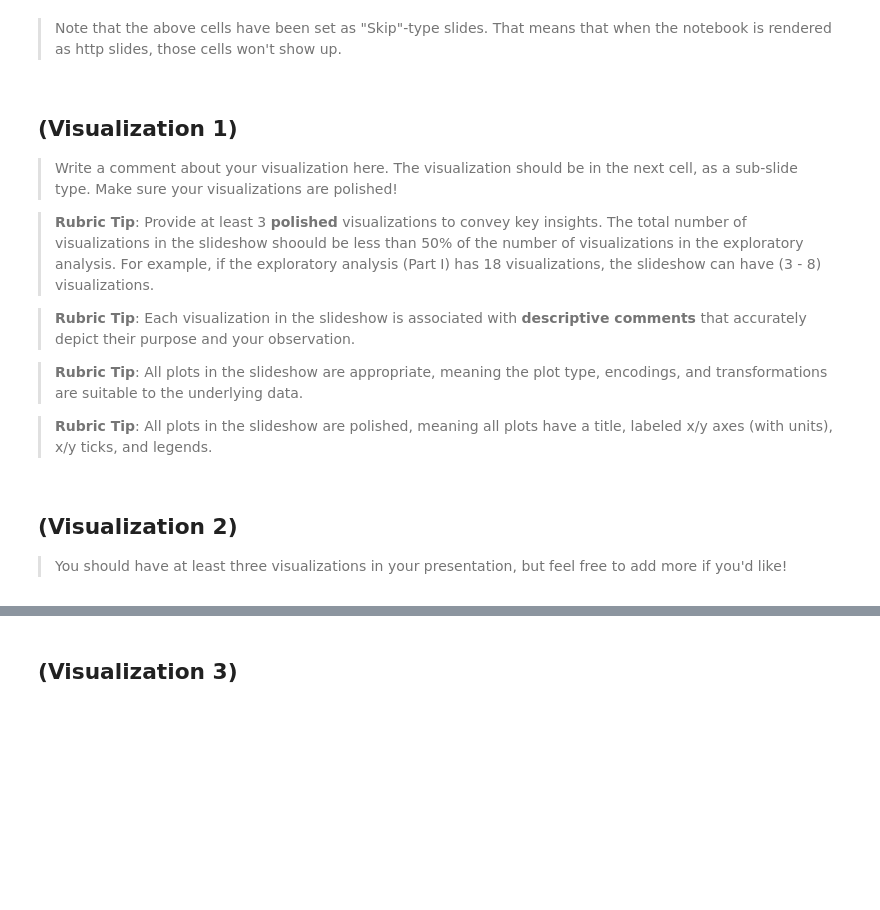
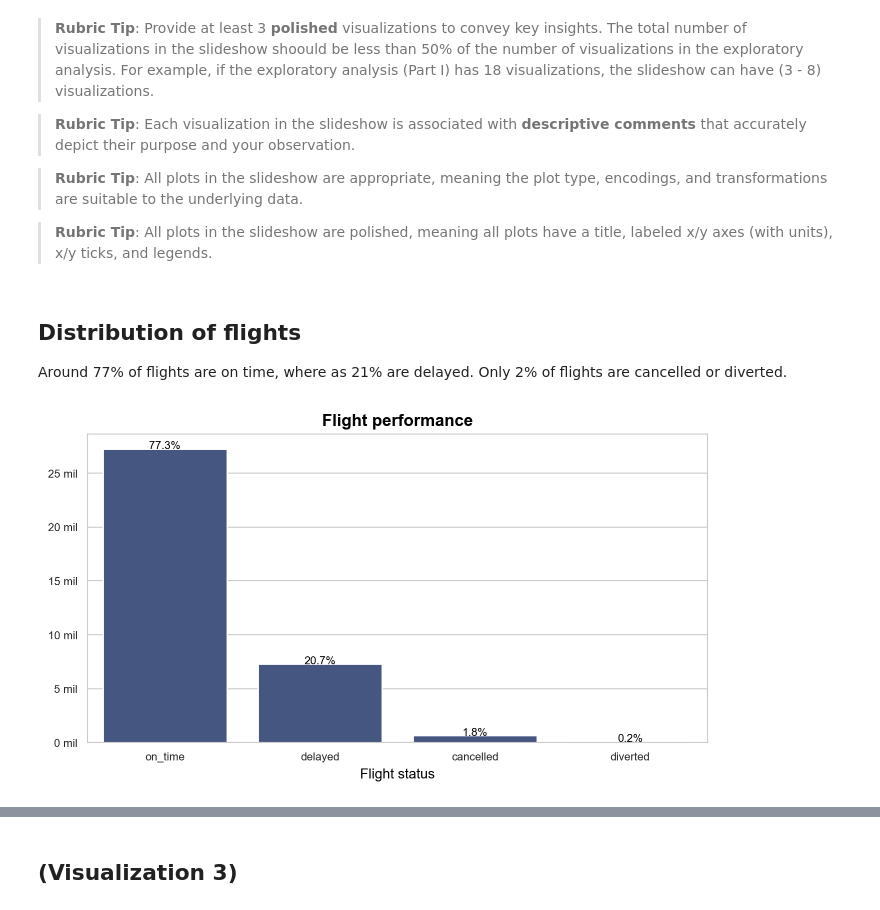
Before and after one commit to JuanitaSmith/flight_analysis, a Jupyter notebook: notebooks/Part_III_slide_deck.ipynb, the cells around one changed output, grey strips where cells are left out. Cells and saved outputs as stored; diff of their text form; code cells hidden in the pictures; blank space fills up the shorter version.

Commit message:
add part III: slide deck

```diff
--- a/notebooks/Part_III_slide_deck.ipynb
+++ b/notebooks/Part_III_slide_deck.ipynb
@@ -38,2 +127,8 @@ warnings.simplefilter("ignore")
+# %%
+# set default plot formatting
+BASE_COLOR, BASE_HIGHLIGHT_INTENSE, BASE_HIGHLIGHT, BASE_COMPLEMENTRY, BASE_GREY, BASE_COLOR_ARR, BASE_COLOR_DEP, SYMBOLS = vs.set_plot_defaults()
 # %%
-# load in the dataset into a pandas dataframe
+# load in the cleaned dataset into a pandas dataframe
+FILE_NAME_ENHANCED = '../data/flights_enhanced.pkl'
+flights = pd.read_pickle(FILE_NAME_ENHANCED)
+flights.sample(5)
@@ -40,11 +142,4 @@ warnings.simplefilter("ignore")
-# %% [markdown]
-> Note that the above cells have been set as "Skip"-type slides. That means
-that when the notebook is rendered as http slides, those cells won't show up.
 # %% [markdown]
-## (Visualization 1)
-
-> Write a comment about your visualization here. The visualization should be in the next cell, as a sub-slide type. Make sure your visualizations are polished!
-
 > **Rubric Tip**: Provide at least 3 **polished** visualizations to convey key insights. The total number of visualizations in the slideshow shoould be less than 50% of the number of visualizations in the exploratory analysis. For example, if the exploratory analysis (Part I) has 18 visualizations, the slideshow can have (3 - 8) visualizations.
 
 
@@ -54,8 +149,35 @@ that when the notebook is rendered as http slides, those cells won't show up.
 > **Rubric Tip**: All plots in the slideshow are appropriate, meaning the plot type, encodings, and transformations are suitable to the underlying data.
 
 > **Rubric Tip**: All plots in the slideshow are polished, meaning all plots have a title, labeled x/y axes (with units), x/y ticks, and legends.
-# %% [markdown]
-## (Visualization 2)
-
-> You should have at least three visualizations in your presentation,
-but feel free to add more if you'd like!
+# %% [markdown]
+## Distribution of flights
+
+Around 77% of flights are on time, where as 21% are delayed. Only 2% of flights are cancelled or diverted.
+# %%
+# calculate number of flights per flight status
+flight_status_summary = flights['flight_status'].value_counts(normalize=True)
+flight_status = flights['flight_status'].value_counts()
+
+
+sns.barplot(x=flight_status.index, y=flight_status, color=BASE_COLOR)
+plt.ylabel('')
+plt.xlabel('Flight status')
+plt.title('Flight performance')
+
+locs, labels = plt.xticks()
+
+# for each bar, print a % text at the top of each bar
+for loc, label in zip(locs,labels):
+    count = flight_status[label.get_text()]
+    perc = flight_status_summary[label.get_text()]
+    pct_string = '{:0.1f}%'.format(perc*100)
+    plt.text(loc, count+0.01, pct_string, ha='center', color='black', size=8, weight='ultralight')
+
+# improve y axis
+ticks = np.arange(0, flight_status[0], 5000000)
+labels = ['{:1.0f} mil'.format(tick/1000000) for tick in ticks]
+plt.yticks(ticks,labels)
+
+plt.show()
+# %% [output]
+[figure, added]
```
Also changed, not shown: parts of 21 cells of this notebook, 6 other files.
